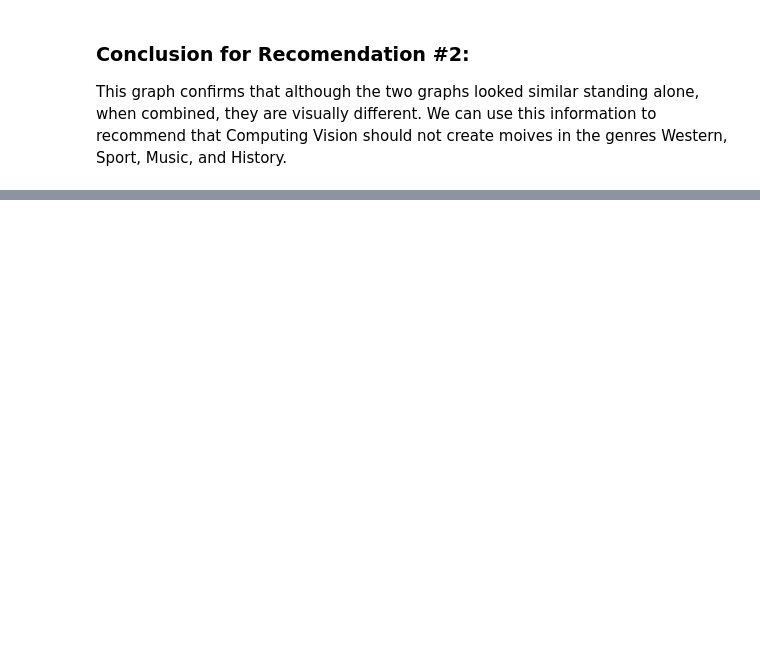
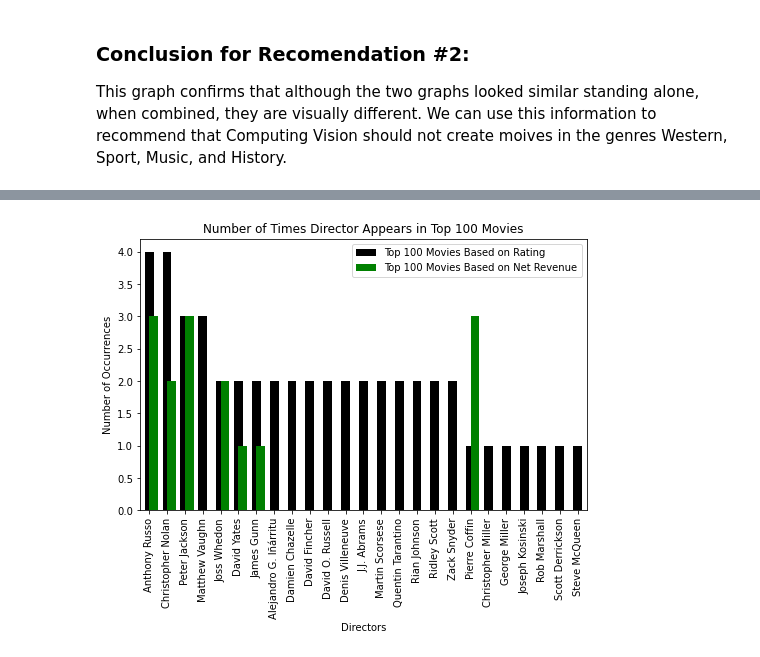
Before and after one commit to reboyce/Gilbert-Team-Repo, a Jupyter notebook: Notebooks/Final Notebook.ipynb, the cells around one changed output, grey strips where cells are left out. Drawn from its saved outputs; the diff is of its cells as text; code cells hidden in the pictures; blank space fills up the shorter version.

```diff
--- a/Notebooks/Final Notebook.ipynb
+++ b/Notebooks/Final Notebook.ipynb
@@ -480,0 +517,9 @@ This graph confirms that although the two graphs looked similar standing alone,
+# %%
+# merge movie directors with top 100 movies based on Rating
+top_pop_dir = pd.merge(top_100_pop, directors, how="inner", on='movie_id')
+# merge persons table with top movie directors to get director names
+top_pop_dir = pd.merge(top_pop_dir, persons, how="inner", on='person_id')
+# drop duplicate movies
+top_pop_dir.drop_duplicates(subset=['movie_id'], inplace=True)
+# Count number of times director appears in the top 100 movies based on ratings
+top_pop_director_counts = top_movie_dir.primary_name.value_counts().iloc[:25]
@@ -480,0 +528,9 @@ This graph confirms that although the two graphs looked similar standing alone,
+# %%
+# Merge top 100 movies based on revenue and directors into one dataframe,
+top_100_dir = pd.merge(top_100_rev, directors, how='inner', on='movie_id')
+# merge persons table with top movie directors to get director names
+top_100_dir = pd.merge(top_100_dir, persons, how='inner', on='person_id')
+# drop duplicate movies
+top_100_dir.drop_duplicates(subset=['movie_id'], inplace=True)
+# Count number of times director appears in the top 100 movies based on ratings and select top 25 results
+top_rev_dir_counts = top_100_dir.primary_name.value_counts().iloc[:25]
@@ -480,0 +539,14 @@ This graph confirms that although the two graphs looked similar standing alone,
+# %%
+#Merge director counts in from top 100 rated movies with director counts in top 100 movies based on revenue
+top_rev_dir_df = top_rev_dir_counts.to_frame()
+top_pop_dir_df = top_pop_director_counts.to_frame()
+top_director_counts = pd.merge(top_pop_dir_df, top_rev_dir_df, how="outer", left_index=True, right_index=True)
+
+#Change all null values to zero (zero counts)
+top_director_counts = top_director_counts.fillna(0)
+# Reset Index for easier plotting
+top_director_counts.reset_index(inplace=True)
+#Rename columns to clearly represent the data
+top_director_counts.rename(columns= {'index': 'Directors', 'primary_name_x' :'Top 100 Movies Based on Rating', 'primary_name_y' :'Top 100 Movies Based on Net Revenue'}, inplace=True)
+#Sort the values on both columns in descending order
+top_director_counts.sort_values(by=['Top 100 Movies Based on Rating', 'Top 100 Movies Based on Net Revenue'] , ascending=False, inplace=True)
@@ -480,0 +556,13 @@ This graph confirms that although the two graphs looked similar standing alone,
+# %%
+#Plot the count of revenue and rating for each director
+top_director_counts.iloc[:25].plot(kind='bar',
+                                   x='Directors',
+                                   title='Number of Times Director Appears in Top 100 Movies',
+                                   color = ['Black','Green'],
+                                   alpha=1,
+                                   figsize=(8, 5),
+                                   Width=.5,
+                                   ylabel='Number of Occurrences',
+                                   xlabel='Directors');
+# %% [output]
+[figure, added]
```
Also changed, not shown: parts of 42 cells of this notebook, 2 other files.
